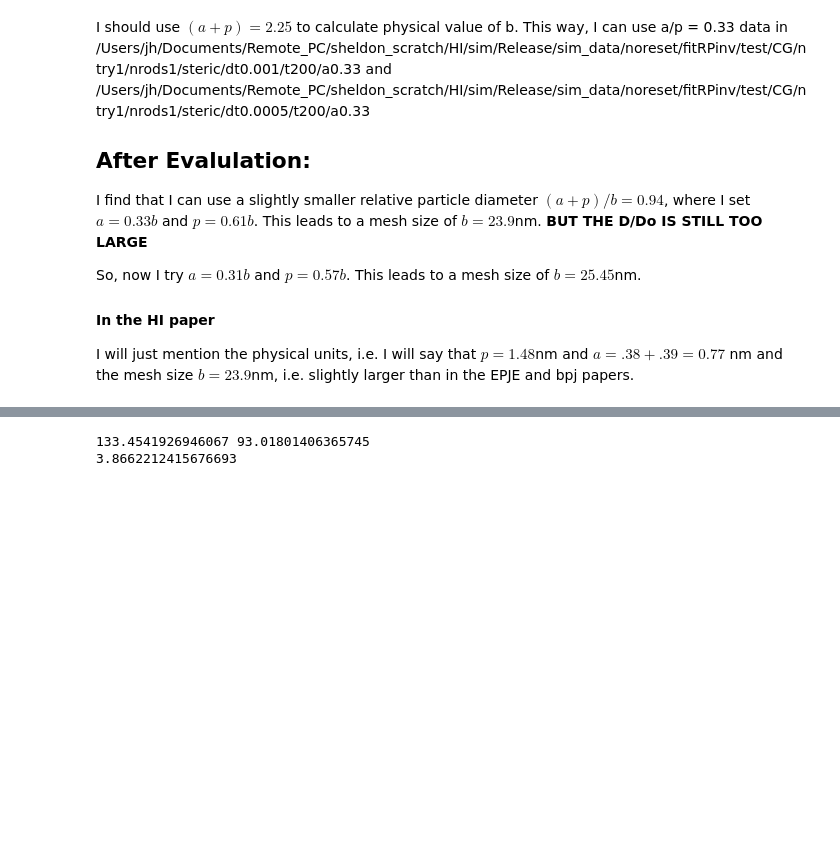
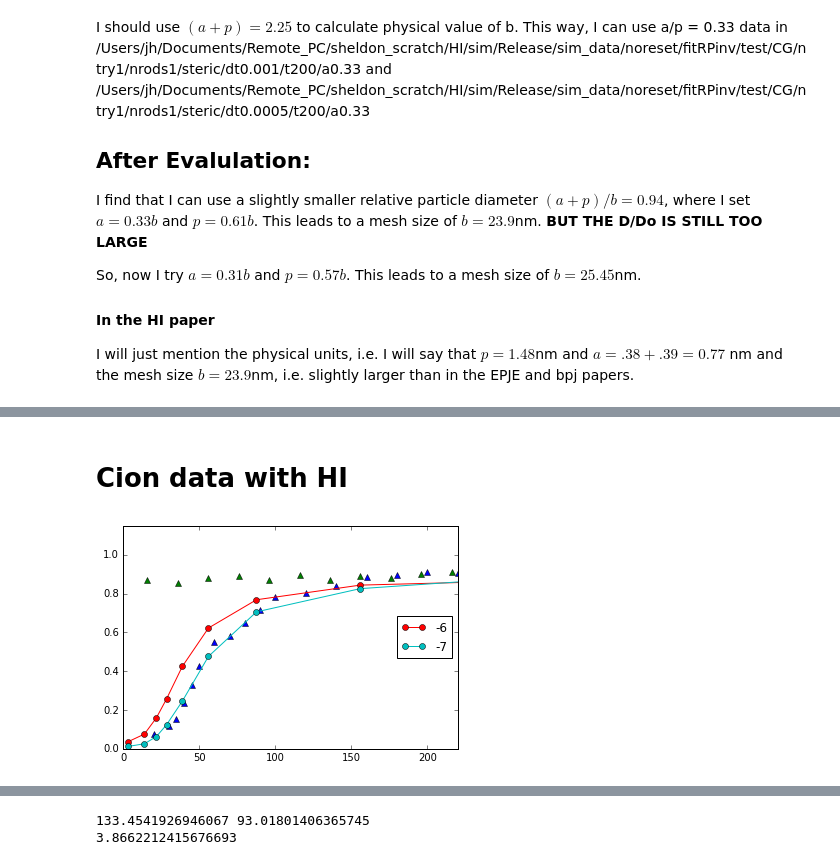
Before and after one commit to JohannHansing/iPythonNB, a Jupyter notebook: EPJE/Jason Data.ipynb, the cells around one changed output, grey strips where cells are left out. Saved outputs shown, nothing was run; the diff lists cells and outputs as text; code cells hidden in the pictures; blank space fills up the shorter version.

```diff
--- a/EPJE/Jason Data.ipynb
+++ b/EPJE/Jason Data.ipynb
@@ -47,0 +51,2 @@ I will just mention the physical units, i.e. I will say that $p=1.48$nm and $a=.
+# %% [markdown]
+# Cion data with HI
@@ -47,0 +66,46 @@ I will just mention the physical units, i.e. I will say that $p=1.48$nm and $a=.
+# %%
+a_ex = 0.38+0.39 #nanometer
+aop=0.54
+# %%
+def getCionData(a_rel,uArr,dt):
+    uArr = [str(u) for u in uArr]
+    p=a_rel/aop
+    pstr='%s' % float('%g' % p)
+    dt='0.001'
+    b_ex = a_ex / (a_rel/10.)
+    datadir= root + "/Documents/workspace-cpp/SPS/Release/sim_data/noreset/fitRPinv/steric/dt"+dt+"/t200/a"+str(a)+"/d0/b10/p"+pstr
+    dataArr=[]
+    for u  in uArr:
+        folder = datadir
+        data = []
+        for kdir in os.listdir(folder):
+            k=float(kdir[1:])/10
+            file=os.path.join(folder, kdir,'u'+str(u)+'/InstantValues/linear_fit_parametersMSD.txt')
+            if os.path.isfile(file):
+                with open(file, 'r') as fitf:
+                    m = (fitf.readline().split('m')[1]).split()[0]
+                data.append([float(k),float(m)]) #the [:-1] serves to cut the linebreak '\n' from the string m.
+        dataArr.append(np.array(sorted(data)))
+    return dataArr, b_ex
+# %%
+def plotCionData(data,b_ex,uArr=[None,None]):
+    plt.plot(JasonCionAtt[:,0]+20,JasonCionAtt[:,1],'^')
+    plt.plot(JasonCionRep[:,0]+16,JasonCionRep[:,1],'^')
+    for i,dat in enumerate(data):
+        ti = str(uArr[i])
+        k_rel = dat[:,0]
+        dd0 = dat[:,1]/6.
+        cpoly = Cion(k_rel,b_ex)
+        plt.plot(cpoly,dd0,'o-',label=ti)
+    plt.xlim([0,220])
+    plt.ylim([0,1.15])
+    plt.legend(loc=5)
+    plt.show()
+# %%
+a=0.3
+us03=['-6','-7']
+dt='0.001'
+a03data, bex = getCionData(a,us,dt)
+plotCionData(a03data,bex,us03)
+# %% [output]
+[figure, added]
```
Also changed, not shown: parts of 12 cells of this notebook, 2 other files.
